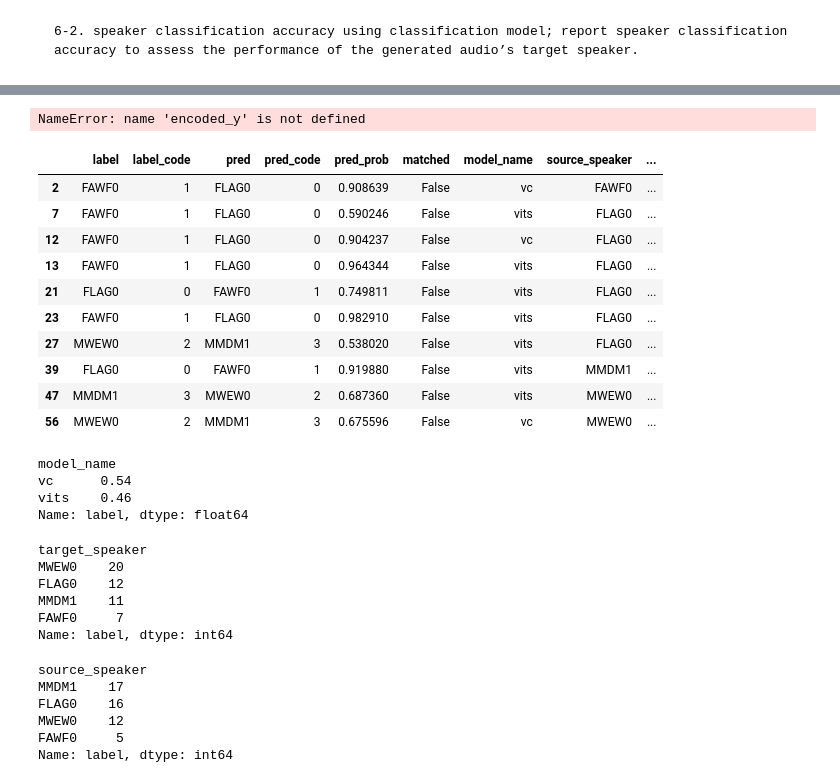
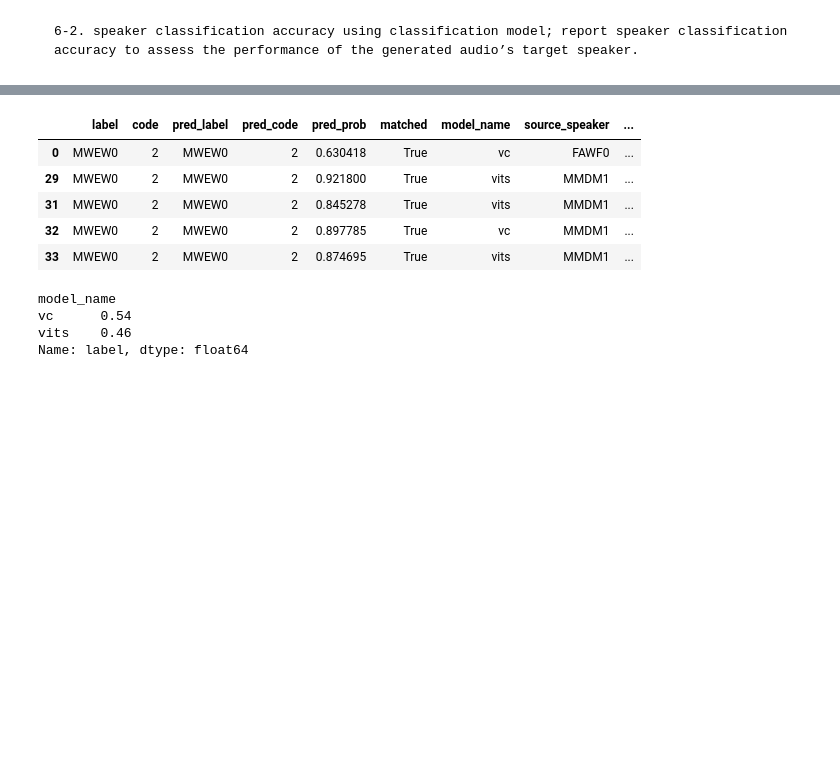
Before and after one commit to henryhyunwookim/Voice-Cloning-and-Fake-Audio-Detection, a Jupyter notebook: VoiceCloningAndFakeAudioDetection.ipynb, the cells around one changed output, grey strips where cells are left out. Drawn from its saved outputs; the diff is of its cells as text; code cells hidden in the pictures; blank space fills up the shorter version.

```diff
--- a/VoiceCloningAndFakeAudioDetection.ipynb
+++ b/VoiceCloningAndFakeAudioDetection.ipynb
@@ -422,7 +430,7 @@ train_y_path = f'{save_dir}/train_y.csv'
 test_y_path = f'{save_dir}/test_y.csv'
 
 train_X, test_X, train_y, test_y = get_X_and_y(
-    train_X_path, test_X_path, train_y_path, test_y_path, audio_path, timit_dir,
+    train_X_path, test_X_path, train_y_path, test_y_path, audio_paths, audio_dir,
     label_col=label_col, n_mfcc=n_mfcc, train_size=train_size)
 # %% [output]
 CSV files already exist. Skipping processing audio data.
@@ -659,4 +655,18 @@ pred_prob = np.max(model.predict(normalized_X), axis=1)
 # %%
+# Get pred_df
+label_encoded = [speaker_id_dict[label] for label in y['label']]
+pred_label = [reverse_speaker_id_dict[code] for code in pred_code]
+pred_code = np.argmax(model.predict(normalized_X), axis=1)
+pred_prob = np.max(model.predict(normalized_X), axis=1)
+
+pred_df = y.copy()
+pred_df['code'] = label_encoded
+pred_df['pred_label'] = pred_label
+pred_df['pred_code'] = pred_code
+pred_df['pred_prob'] = pred_prob
+pred_df['matched'] = (pred_df[label_col] == pred_df['pred_label'])
+
+# Get wav_df
 wav_dict_list = []
 for wav_path in wav_path_list:
     substr = str(wav_path).split('output')[1].split('\\')[2]
@@ -678,3 +688,8 @@ for wav_path in wav_path_list:
     }
     wav_dict_list.append(wav_dict)
 wav_df = pd.DataFrame(wav_dict_list)
+
+# Concatenate pred_dif and wav_df to get result_df
+result_df = pd.concat([pred_df, wav_df], axis=1)
+result_df.sort_values('matched', ascending=False).head()
+# %% [output]
@@ -681,29 +698,9 @@ wav_df = pd.DataFrame(wav_dict_list)
+|  | label | code | pred_label | pred_code | pred_prob | matched | model_name | source_speaker | ... |
+| 0 | MWEW0 | 2 | MWEW0 | 2 | 0.630418 | True | vc | FAWF0 | ... |
+| 29 | MWEW0 | 2 | MWEW0 | 2 | 0.921800 | True | vits | MMDM1 | ... |
+| 31 | MWEW0 | 2 | MWEW0 | 2 | 0.845278 | True | vits | MMDM1 | ... |
+| 32 | MWEW0 | 2 | MWEW0 | 2 | 0.897785 | True | vc | MMDM1 | ... |
+| 33 | MWEW0 | 2 | MWEW0 | 2 | 0.874695 | True | vits | MMDM1 | ... |
-# %%
-predicted_labels = [reverse_speaker_id_dict[pred] for pred in code_pred]
-
-pred_df = y.copy()
-pred_df['label_code'] = encoded_y
-pred_df['pred'] = predicted_labels
-pred_df['pred_code'] = code_pred
-pred_df['pred_prob'] = pred_prob
-pred_df['matched'] = (pred_df[label_col] == pred_df['pred'])
-
-result_df = pd.concat([pred_df, wav_df], axis=1)
-result_df.sort_values('matched', ascending=False).head(20)
-# %% [output]
-NameError: name 'encoded_y' is not defined
 # %%
-result_df[result_df['matched']==False]
+# result_df[result_df['matched']==False]
-# %% [output]
-|  | label | label_code | pred | pred_code | pred_prob | matched | model_name | source_speaker | ... |
-| 2 | FAWF0 | 1 | FLAG0 | 0 | 0.908639 | False | vc | FAWF0 | ... |
-| 7 | FAWF0 | 1 | FLAG0 | 0 | 0.590246 | False | vits | FLAG0 | ... |
-| 12 | FAWF0 | 1 | FLAG0 | 0 | 0.904237 | False | vc | FLAG0 | ... |
-| 13 | FAWF0 | 1 | FLAG0 | 0 | 0.964344 | False | vits | FLAG0 | ... |
-| 21 | FLAG0 | 0 | FAWF0 | 1 | 0.749811 | False | vits | FLAG0 | ... |
-| 23 | FAWF0 | 1 | FLAG0 | 0 | 0.982910 | False | vits | FLAG0 | ... |
-| 27 | MWEW0 | 2 | MMDM1 | 3 | 0.538020 | False | vits | FLAG0 | ... |
-| 39 | FLAG0 | 0 | FAWF0 | 1 | 0.919880 | False | vits | MMDM1 | ... |
-| 47 | MMDM1 | 3 | MWEW0 | 2 | 0.687360 | False | vits | MWEW0 | ... |
-| 56 | MWEW0 | 2 | MMDM1 | 3 | 0.675596 | False | vc | MWEW0 | ... |
 # %%
@@ -714,21 +717,3 @@ model_name
 vc      0.54
 vits    0.46
 Name: label, dtype: float64
-# %%
-matched_df.groupby('target_speaker').count().iloc[:, 0].sort_values(ascending=False)
-# %% [output]
-target_speaker
-MWEW0    20
-FLAG0    12
-MMDM1    11
-FAWF0     7
-Name: label, dtype: int64
-# %%
-matched_df.groupby('source_speaker').count().iloc[:, 0].sort_values(ascending=False)
-# %% [output]
-source_speaker
-MMDM1    17
-FLAG0    16
-MWEW0    12
-FAWF0     5
-Name: label, dtype: int64
```
Also changed, not shown: parts of 30 cells of this notebook, 2 other files.
